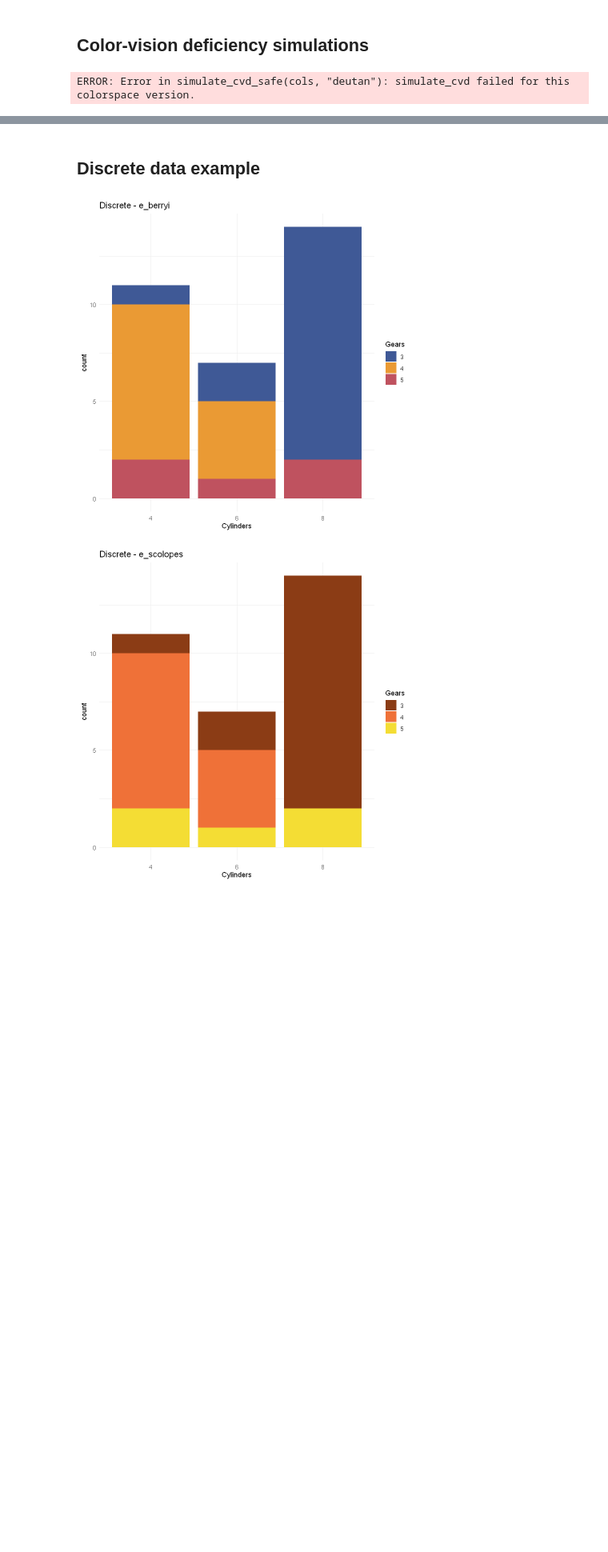
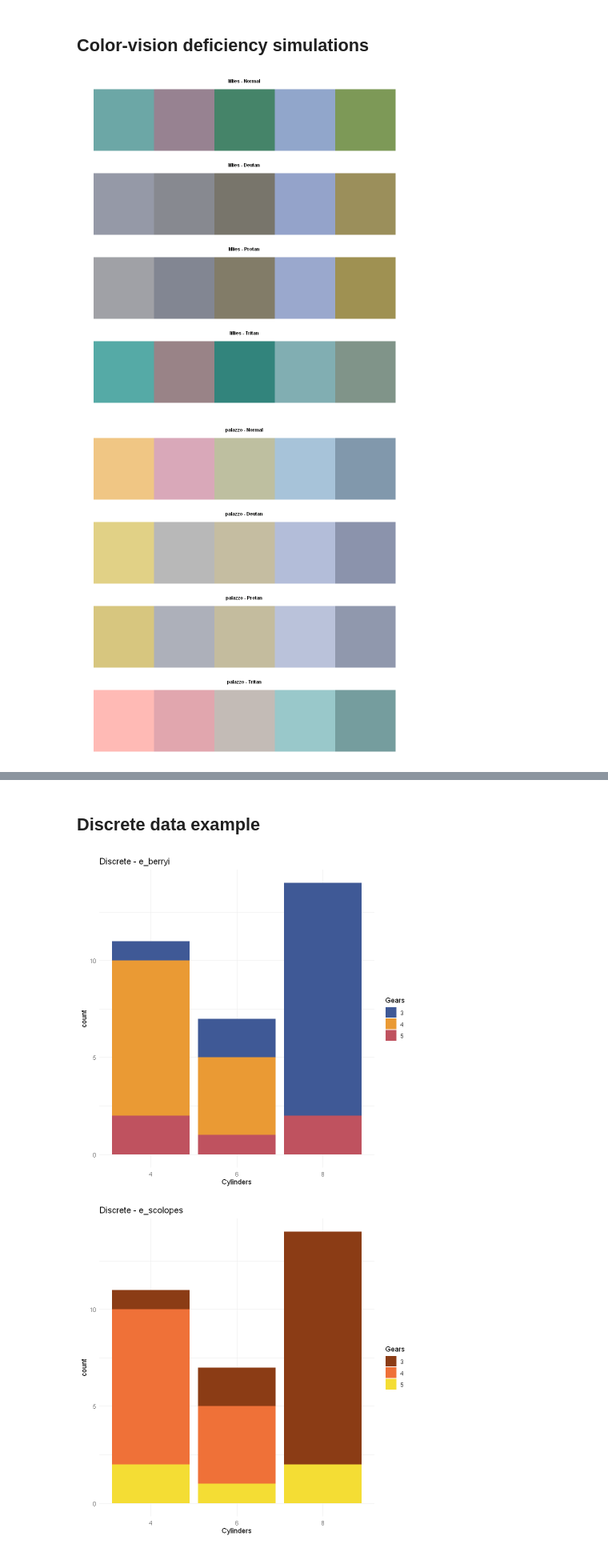
Before and after one commit to BridgetSquidget/Rpalettes, a Jupyter notebook: palettes-preview.ipynb, the cells around one changed output, grey strips where cells are left out. Shown at 80% size. Saved outputs shown, nothing was run; the diff lists cells and outputs as text; code cells hidden in the pictures; blank space fills up the shorter version.

```diff
--- a/palettes-preview.ipynb
+++ b/palettes-preview.ipynb
@@ -83,31 +83,47 @@ simulate_cvd_safe <- function(cols, cvd_type) {
   }
   res <- try_call(colorspace::simulate_cvd(rgb_mat, cvd_type))
   if (!is.null(res)) return(res)
 
+  # Additional fallback for colorspace versions exposing per-type helpers
+  cvd_fun <- switch(
+    cvd_type,
+    deutan = get0("deutan", asNamespace("colorspace"), inherits = FALSE),
+    protan = get0("protan", asNamespace("colorspace"), inherits = FALSE),
+    tritan = get0("tritan", asNamespace("colorspace"), inherits = FALSE),
+    NULL
+  )
+  if (is.function(cvd_fun)) {
+    res <- try_call(cvd_fun(cols))
+    if (!is.null(res)) return(res)
+    res <- try_call(cvd_fun(rgb_mat))
+    if (!is.null(res)) return(res)
+  }
+
   stop("simulate_cvd failed for this colorspace version.")
 }
 
 preview_cvd <- function(palette, n = NULL, type = c("discrete", "continuous")) {
   type <- match.arg(type)
   cols <- get_palette(palette, n = n, type = type)
   validate_palette(cols)
 
   sims <- list(
     Normal = cols,
     Deutan = simulate_cvd_safe(cols, "deutan"),
     Protan = simulate_cvd_safe(cols, "protan"),
     Tritan = simulate_cvd_safe(cols, "tritan")
   )
 
   op <- par(no.readonly = TRUE)
   on.exit(par(op), add = TRUE)
   par(mfrow = c(length(sims), 1))
   for (nm in names(sims)) plot_colors(sims[[nm]], paste(palette, "-", nm))
 }
 
 # Preview all palettes with CVD simulation
 for (pal in palette_names) {
   preview_cvd(pal)
 }
 # %% [output]
-ERROR: Error in simulate_cvd_safe(cols, "deutan"): simulate_cvd failed for this colorspace version.
+[figure, added]
+[figure, added]
```
Also changed, not shown: parts of 3 cells of this notebook, 2 other files.
